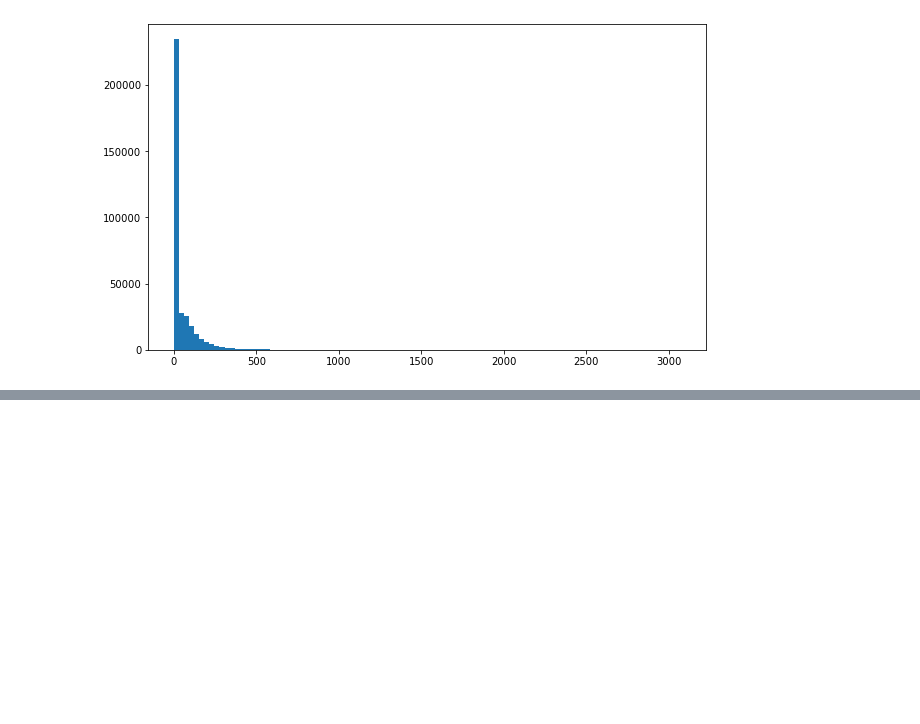
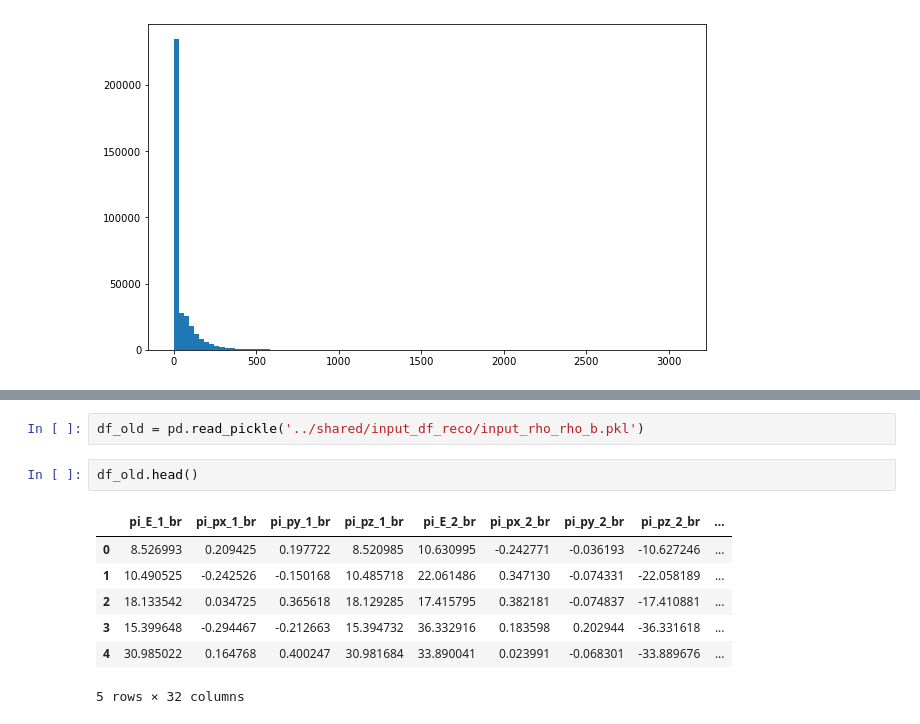
Before and after one commit to stanleyycheung/MSci-Project-HiggsTauTau, a Jupyter notebook: stanley/testing.ipynb, the cells around one changed output, grey strips where cells are left out. Cells and saved outputs as stored; diff of their text form; blank space fills up the shorter version.

```diff
--- a/stanley/testing.ipynb
+++ b/stanley/testing.ipynb
@@ -1162,0 +1207,12 @@ plt.show()
+# %%
+df_old = pd.read_pickle('../shared/input_df_reco/input_rho_rho_b.pkl')
+# %%
+df_old.head()
+# %% [output]
+|  | pi_E_1_br | pi_px_1_br | pi_py_1_br | pi_pz_1_br | pi_E_2_br | pi_px_2_br | pi_py_2_br | pi_pz_2_br | ... |
+| 0 | 8.526993 | 0.209425 | 0.197722 | 8.520985 | 10.630995 | -0.242771 | -0.036193 | -10.627246 | ... |
+| 1 | 10.490525 | -0.242526 | -0.150168 | 10.485718 | 22.061486 | 0.347130 | -0.074331 | -22.058189 | ... |
+| 2 | 18.133542 | 0.034725 | 0.365618 | 18.129285 | 17.415795 | 0.382181 | -0.074837 | -17.410881 | ... |
+| 3 | 15.399648 | -0.294467 | -0.212663 | 15.394732 | 36.332916 | 0.183598 | 0.202944 | -36.331618 | ... |
+| 4 | 30.985022 | 0.164768 | 0.400247 | 30.981684 | 33.890041 | 0.023991 | -0.068301 | -33.889676 | ... |
+5 rows × 32 columns
```
Also changed, not shown: parts of 10 cells of this notebook, 15 other files.
